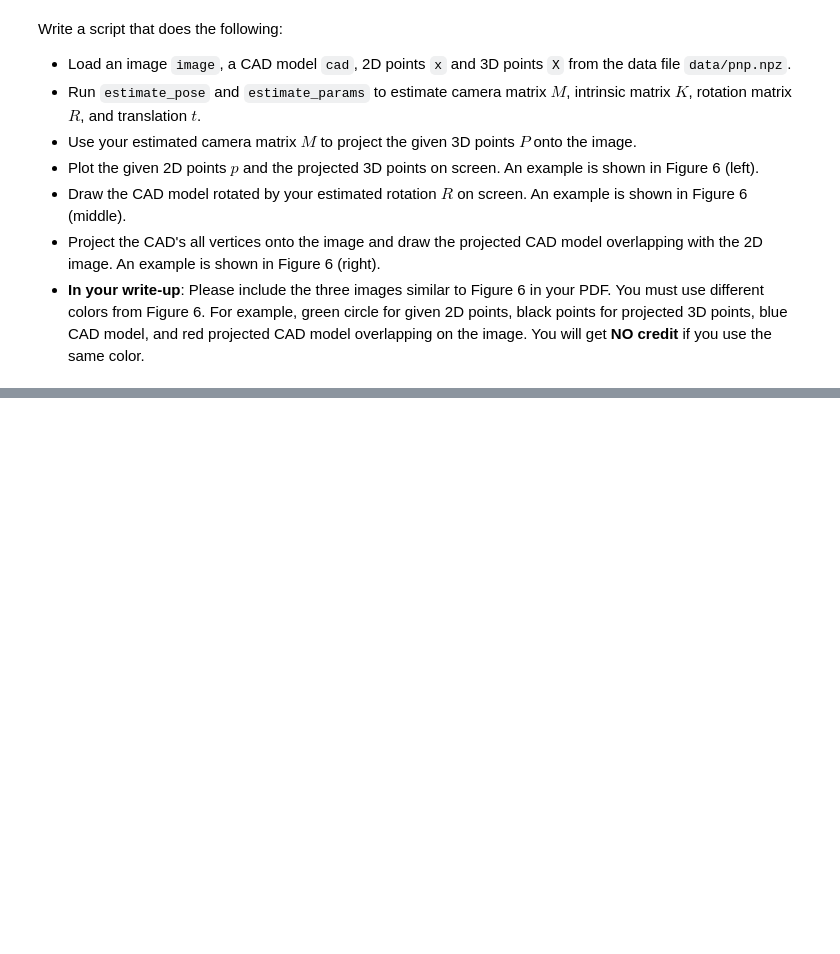
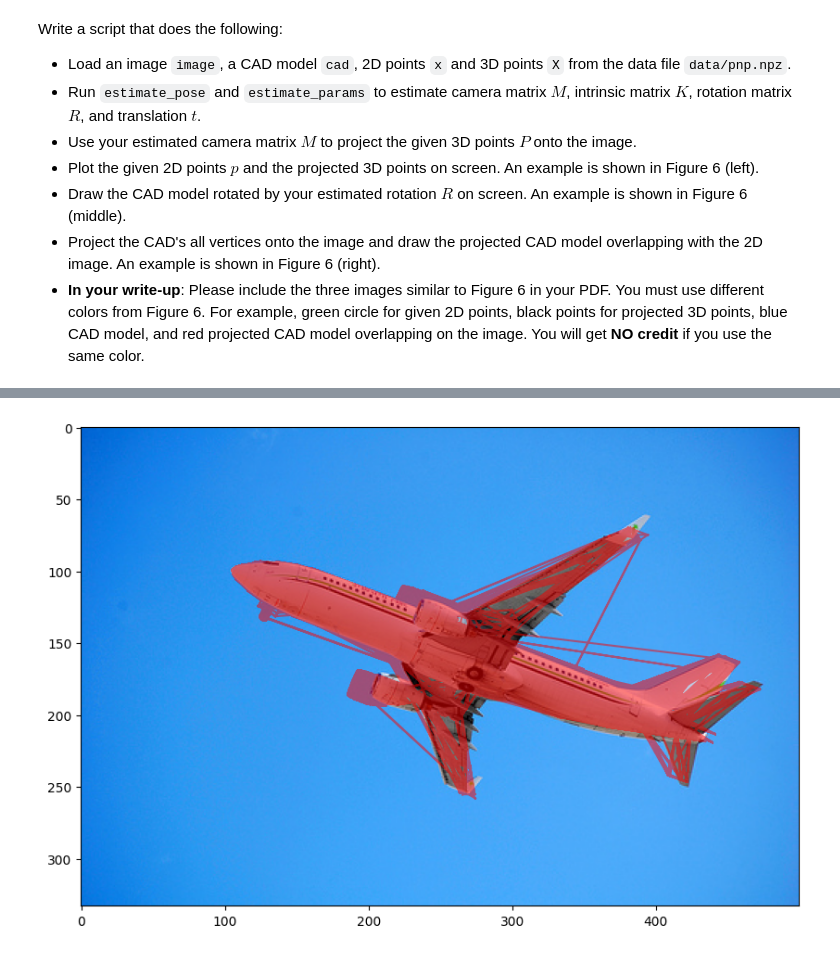
Before and after one commit to oronbar/046746---Algorithms-and-Applications-in-Computer-Vision, a Jupyter notebook: hw4_structure_from_motion/code/ee046746_hw4_structure_from_motion.ipynb, the cells around one changed output, grey strips where cells are left out. Cells and saved outputs as stored; diff of their text form; code cells hidden in the pictures; blank space fills up the shorter version.

```diff
--- a/hw4_structure_from_motion/code/ee046746_hw4_structure_from_motion.ipynb
+++ b/hw4_structure_from_motion/code/ee046746_hw4_structure_from_motion.ipynb
@@ -677,3 +878,22 @@ projected CAD model.
+# %%
+# Project CAD model onto image - Graph 3 (Right)
+# use triplot
+
+cad_vertices = np.hstack((vertices, np.ones((vertices.shape[0], 1))))
+
+projected_cad = M @ cad_vertices.T
+projected_cad = projected_cad[:2, :].T / np.vstack((projected_cad[2, :], projected_cad[2, :])).T
+
+# adjust triangle indices to start from 0
+adjusted_faces = faces - np.min(faces)
+
+# plot the CAD model
+plt.figure(figsize=(10, 10))
+plt.imshow(image)
+plt.triplot(projected_cad[:, 0], projected_cad[:, 1], triangles=adjusted_faces, color='r', alpha=0.5)
+plt.show()
+# %% [output]
+[figure, added]
 # %% [markdown]
 ## <img src="https://img.icons8.com/dusk/64/000000/prize.png" style="height:50px;display:inline"> References & Credits
 * Carnegie Mellon University - CMU
```
Also changed, not shown: parts of 11 cells of this notebook, 2 other files.
